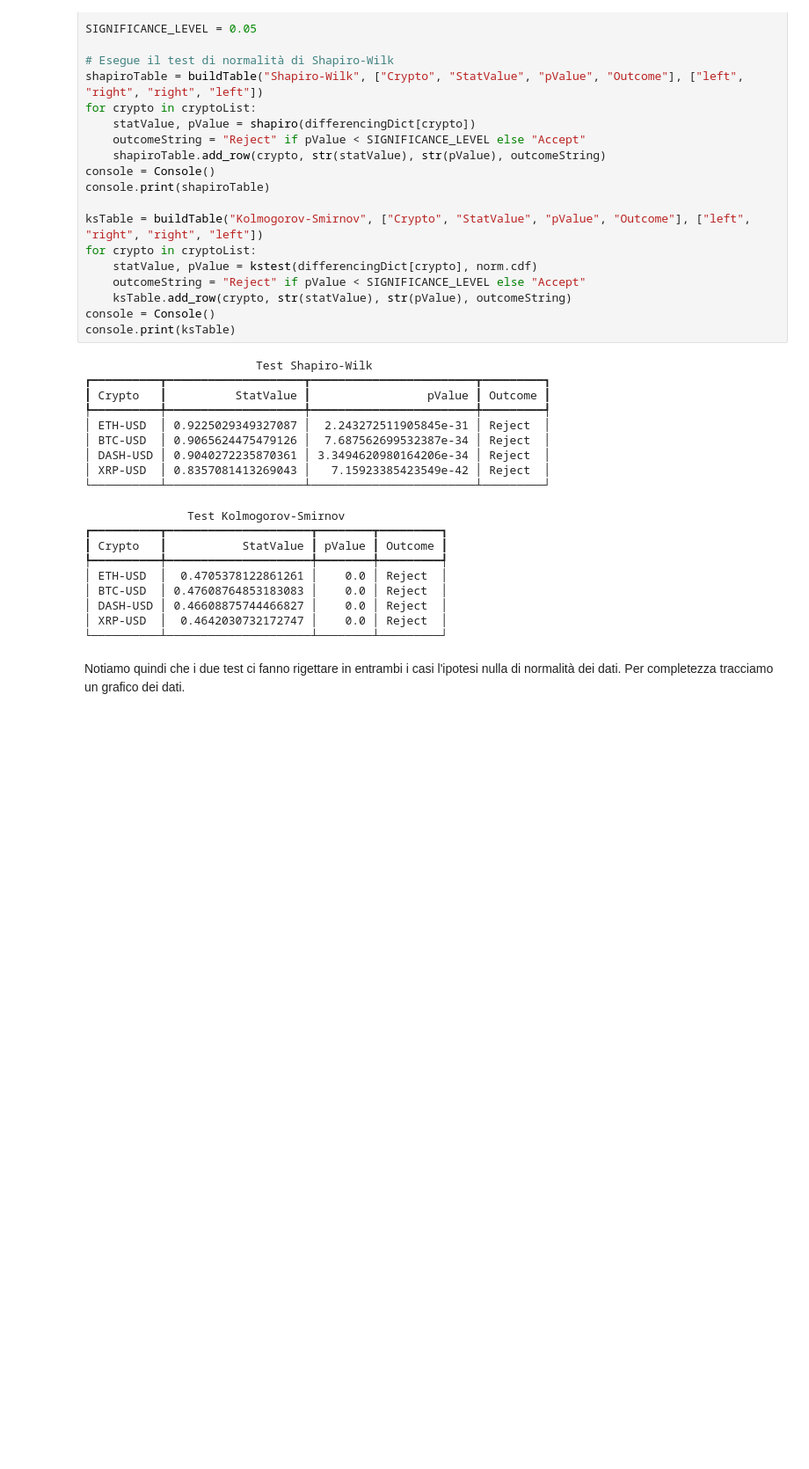
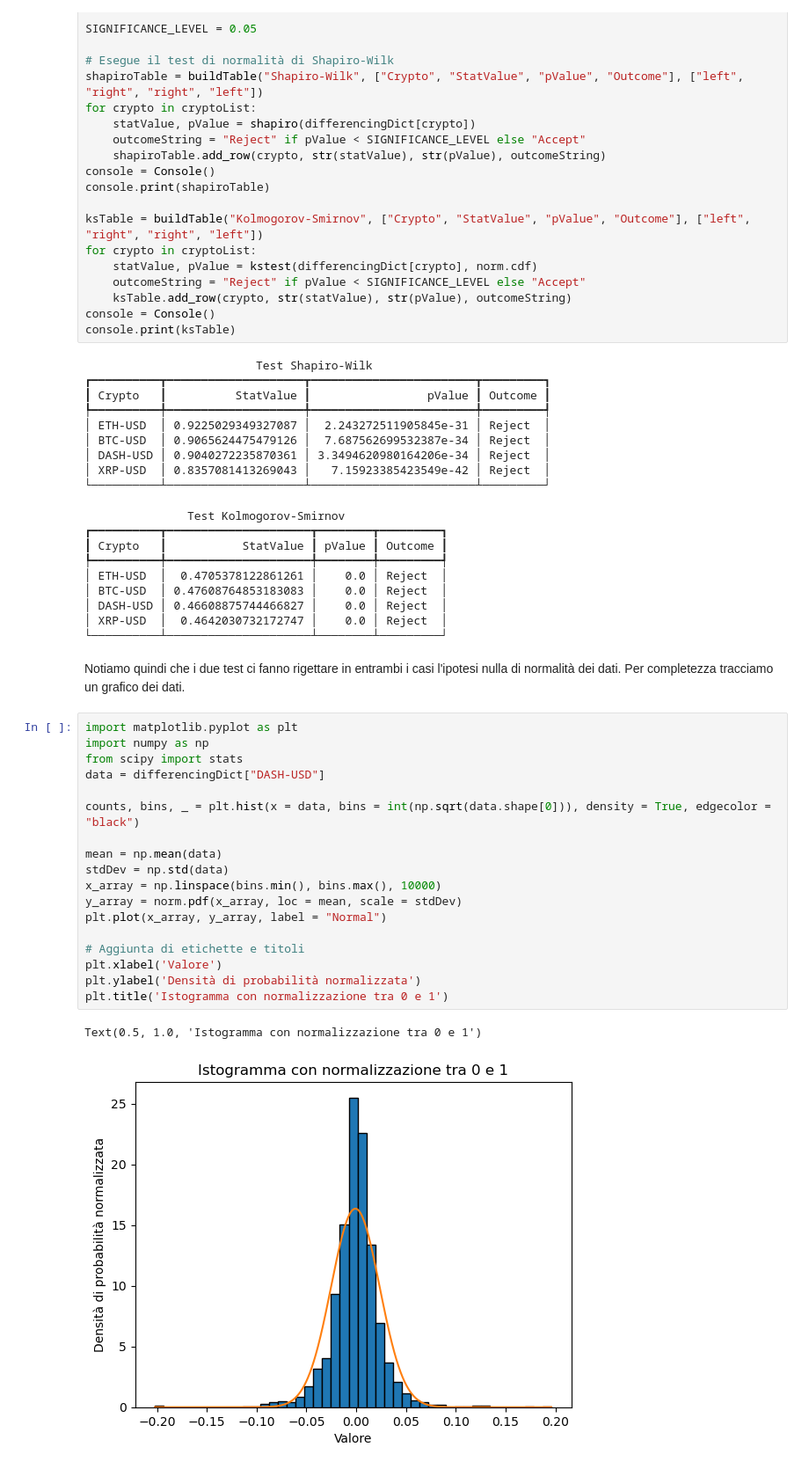
Before and after one commit to SimoneNicosanti/MPSMF_Project, a Jupyter notebook: Progetto.ipynb, the cells around one changed output. Shown at 88% size. Drawn from its saved outputs; the diff is of its cells as text; blank space fills up the shorter version.

```diff
--- a/Progetto.ipynb
+++ b/Progetto.ipynb
@@ -637,3 +640,24 @@ console.print(ksTable)
 # %% [markdown]
 Notiamo quindi che i due test ci fanno rigettare in entrambi i casi l'ipotesi nulla di normalità dei dati.
 Per completezza tracciamo un grafico dei dati.
+# %%
+import matplotlib.pyplot as plt
+import numpy as np
+from scipy import stats
+data = differencingDict["DASH-USD"]
+
+counts, bins, _ = plt.hist(x = data, bins = int(np.sqrt(data.shape[0])), density = True, edgecolor = "black")
+
+mean = np.mean(data)
+stdDev = np.std(data)
+x_array = np.linspace(bins.min(), bins.max(), 10000)
+y_array = norm.pdf(x_array, loc = mean, scale = stdDev)
+plt.plot(x_array, y_array, label = "Normal")
+
+# Aggiunta di etichette e titoli
+plt.xlabel('Valore')
+plt.ylabel('Densità di probabilità normalizzata')
+plt.title('Istogramma con normalizzazione tra 0 e 1')
+# %% [output]
+Text(0.5, 1.0, 'Istogramma con normalizzazione tra 0 e 1')
+[figure, added]
```
Also changed, not shown: parts of 7 cells of this notebook, 1 other file.
